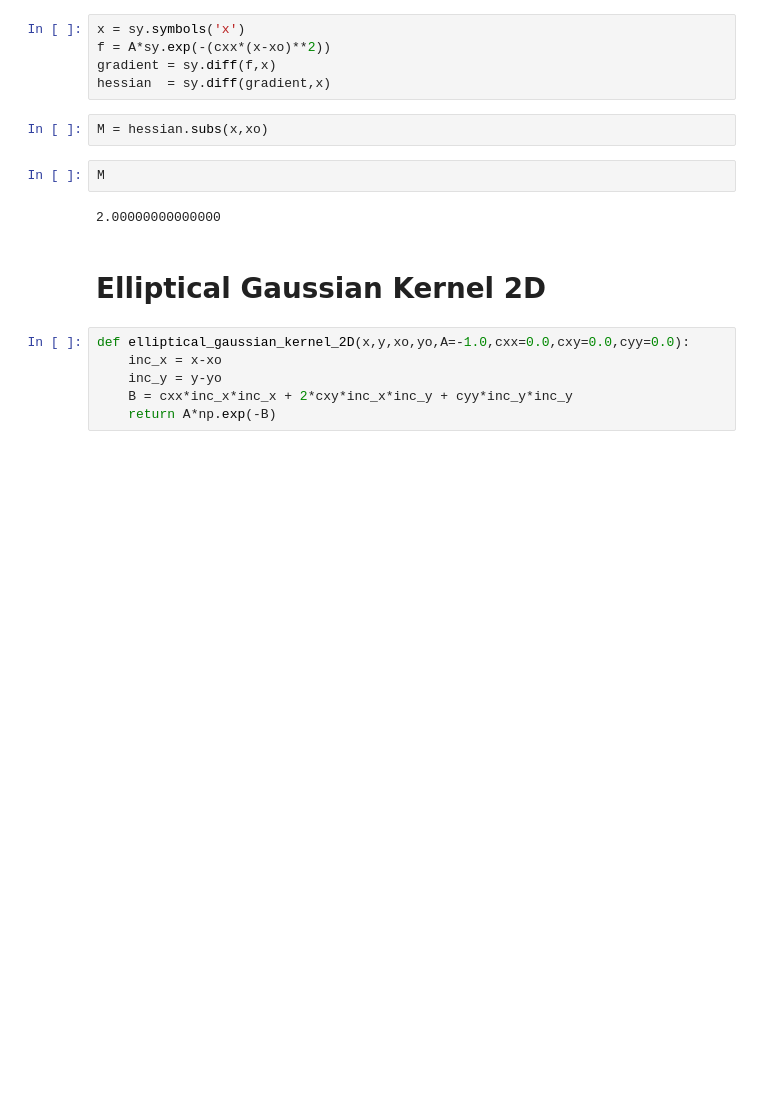
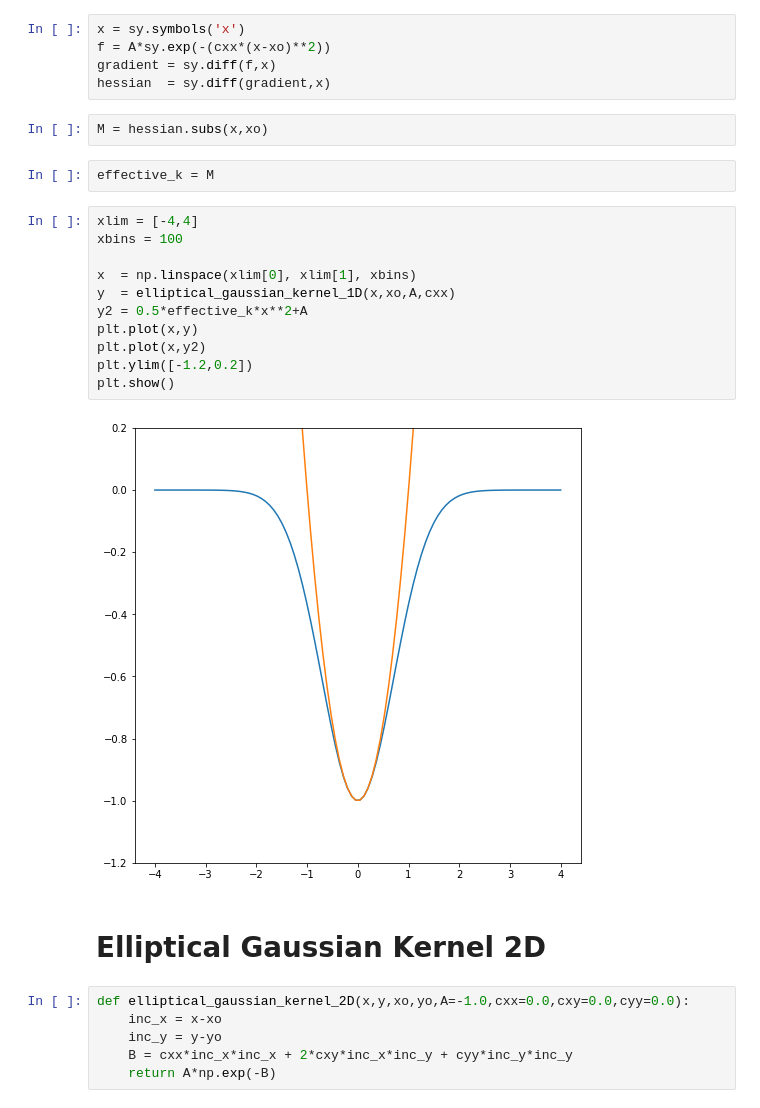
Before and after one commit to uibcdf/Academia, a Jupyter notebook: Dinámica_Molecular/Gaussian_kernel.ipynb, the cells around one changed output. Drawn from its saved outputs; the diff is of its cells as text; blank space fills up the shorter version.

```diff
--- a/Dinámica_Molecular/Gaussian_kernel.ipynb
+++ b/Dinámica_Molecular/Gaussian_kernel.ipynb
@@ -39,10 +40,21 @@ gradient = sy.diff(f,x)
 hessian  = sy.diff(gradient,x)
 # %%
 M = hessian.subs(x,xo)
-# %%
-M
-# %% [output]
-2.00000000000000
+# %%
+effective_k = M
+# %%
+xlim = [-4,4]
+xbins = 100
+
+x  = np.linspace(xlim[0], xlim[1], xbins)
+y  = elliptical_gaussian_kernel_1D(x,xo,A,cxx)
+y2 = 0.5*effective_k*x**2+A
+plt.plot(x,y)
+plt.plot(x,y2)
+plt.ylim([-1.2,0.2])
+plt.show()
+# %% [output]
+[figure, added]
 # %% [markdown]
 # Elliptical Gaussian Kernel 2D
 # %%
```
Also changed, not shown: parts of 25 cells of this notebook, 1 other file.
